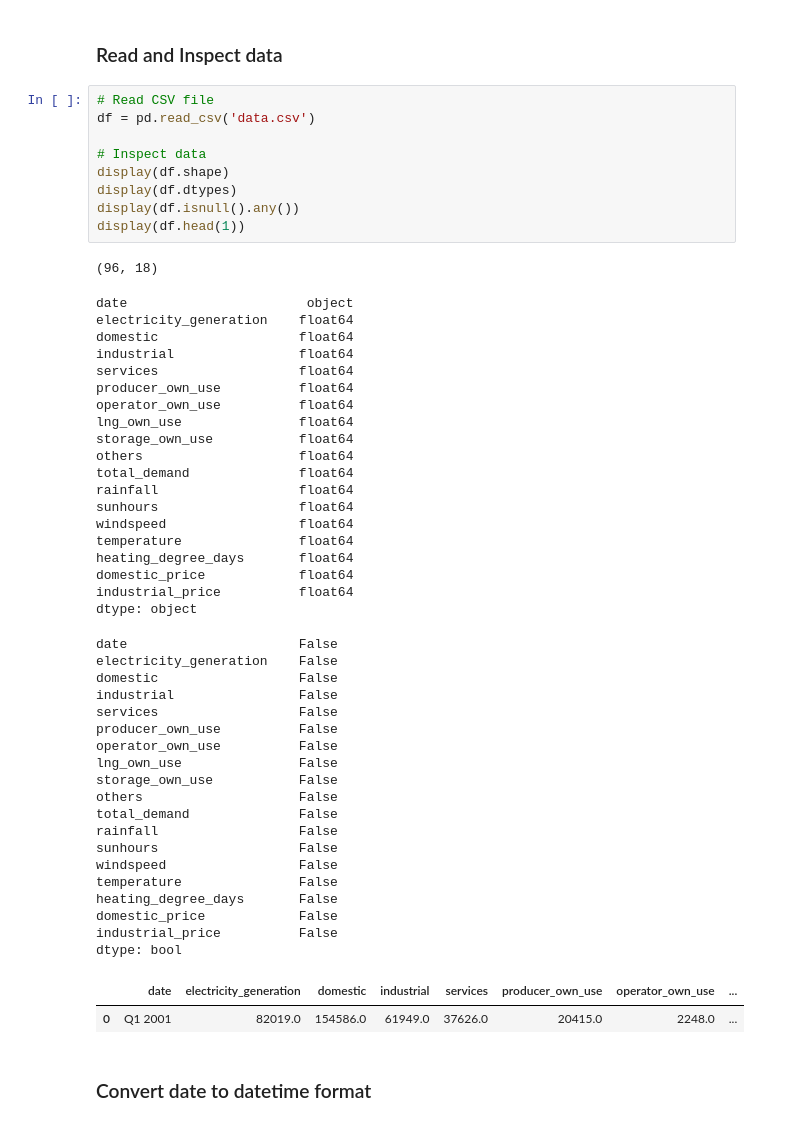
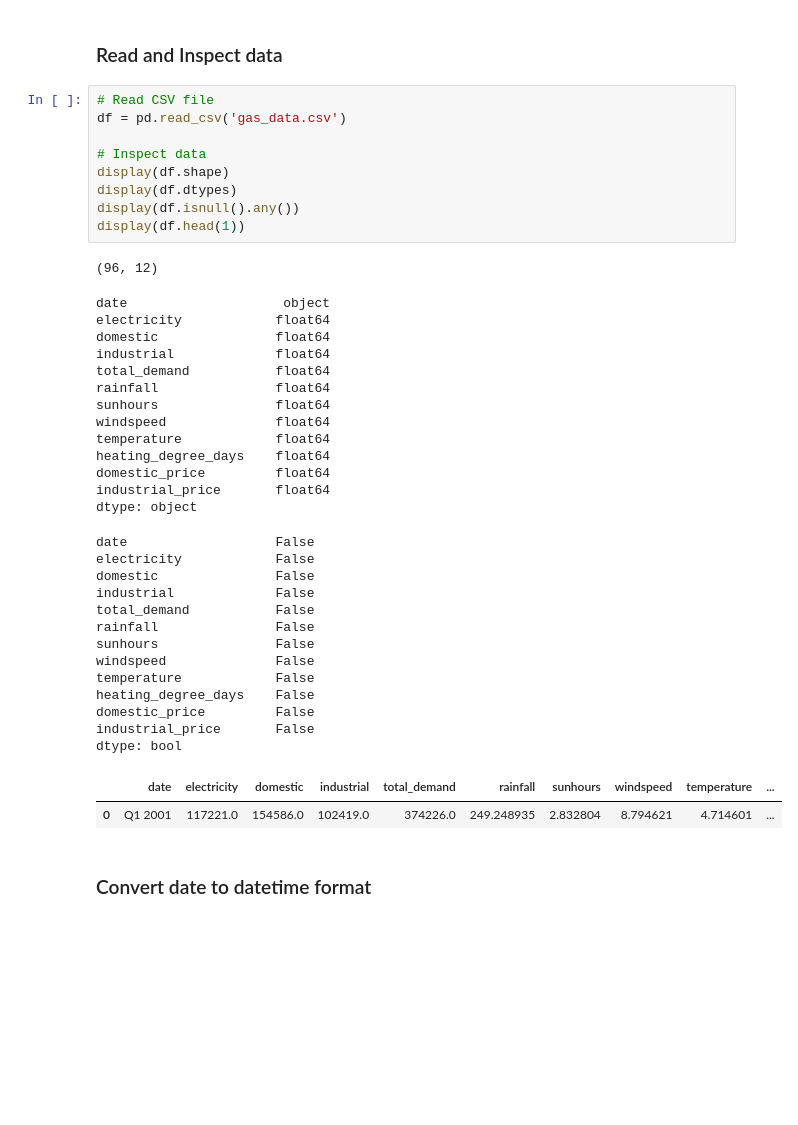
Before and after one commit to 11bho11/UK_Gas_Demand_Modelling, a Jupyter notebook: forecast.ipynb, the cells around one changed output. Saved outputs shown, nothing was run; the diff lists cells and outputs as text; blank space fills up the shorter version.

```diff
--- a/forecast.ipynb
+++ b/forecast.ipynb
@@ -32,55 +34,43 @@ The data obtained includes:
 ### Read and Inspect data
 # %%
 # Read CSV file
-df = pd.read_csv('data.csv')
+df = pd.read_csv('gas_data.csv')
 
 # Inspect data
 display(df.shape)
 display(df.dtypes)
 display(df.isnull().any())
 display(df.head(1))
 # %% [output]
-(96, 18)
+(96, 12)
-date                       object
-electricity_generation    float64
-domestic                  float64
-industrial                float64
-services                  float64
-producer_own_use          float64
-operator_own_use          float64
-lng_own_use               float64
-storage_own_use           float64
-others                    float64
-total_demand              float64
-rainfall                  float64
-sunhours                  float64
-windspeed                 float64
-temperature               float64
-heating_degree_days       float64
-domestic_price            float64
-industrial_price          float64
+date                    object
+electricity            float64
+domestic               float64
+industrial             float64
+total_demand           float64
+rainfall               float64
+sunhours               float64
+windspeed              float64
+temperature            float64
+heating_degree_days    float64
+domestic_price         float64
+industrial_price       float64
 dtype: object
-date                      False
-electricity_generation    False
-domestic                  False
-industrial                False
-services                  False
-producer_own_use          False
-operator_own_use          False
-lng_own_use               False
-storage_own_use           False
-others                    False
-total_demand              False
-rainfall                  False
-sunhours                  False
-windspeed                 False
-temperature               False
-heating_degree_days       False
-domestic_price            False
-industrial_price          False
+date                   False
+electricity            False
+domestic               False
+industrial             False
+total_demand           False
+rainfall               False
+sunhours               False
+windspeed              False
+temperature            False
+heating_degree_days    False
+domestic_price         False
+industrial_price       False
 dtype: bool
-|  | date | electricity_generation | domestic | industrial | services | producer_own_use | operator_own_use | ... |
-| 0 | Q1 2001 | 82019.0 | 154586.0 | 61949.0 | 37626.0 | 20415.0 | 2248.0 | ... |
+|  | date | electricity | domestic | industrial | total_demand | rainfall | sunhours | windspeed | temperature | ... |
+| 0 | Q1 2001 | 117221.0 | 154586.0 | 102419.0 | 374226.0 | 249.248935 | 2.832804 | 8.794621 | 4.714601 | ... |
 # %% [markdown]
 ### Convert date to datetime format
 # %%
```
Also changed, not shown: parts of 23 cells of this notebook, 7 other files.
